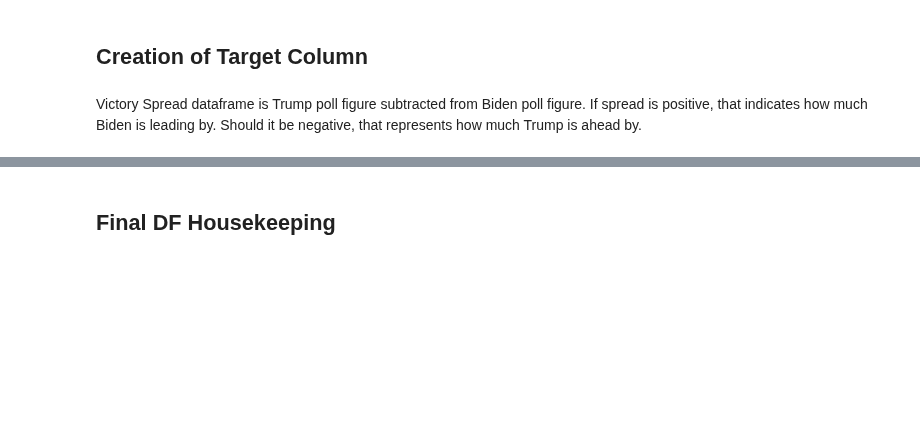
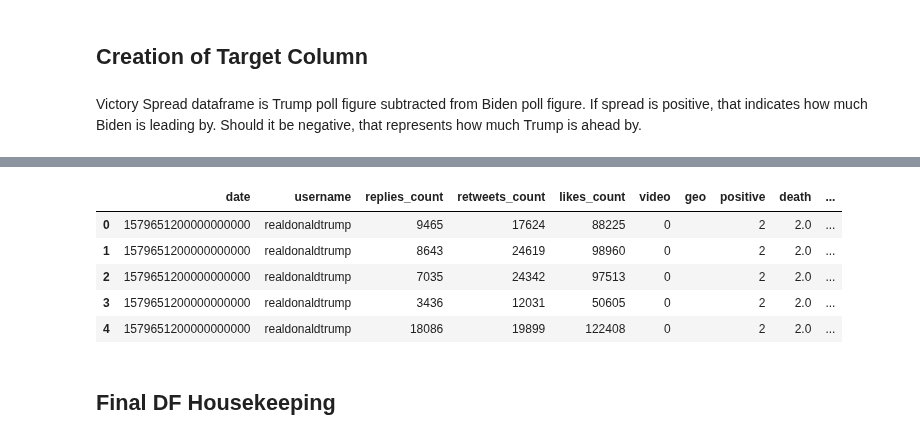
Before and after one commit to jdsmithwes/Capstone-Project, a Jupyter notebook: Dataset_creation_notebook.ipynb, the cells around one changed output, grey strips where cells are left out. Cells and saved outputs as stored; diff of their text form; code cells hidden in the pictures; blank space fills up the shorter version.

```diff
--- a/Dataset_creation_notebook.ipynb
+++ b/Dataset_creation_notebook.ipynb
@@ -223,7 +223,3 @@ Victory Spread dataframe is Trump poll figure subtracted from Biden poll figure.
 # %%
 # Calculating Victory Spread
 Master_Tweet_dataset['Spread'] = Master_Tweet_dataset['Biden (D)'] - Master_Tweet_dataset['Trump (R)']
-# %%
-#Creating Target Column
-
-Master_Tweet_dataset['Target'] = Master_Tweet_dataset['Spread']
@@ -249,0 +226,20 @@ dtype: int64
+# %%
+#Assiging topics to each tweet  -code inspired by stackabuse
+from sklearn.feature_extraction.text import CountVectorizer
+
+#Vectorizing docs
+count_vect = CountVectorizer(max_df=0.8, min_df=2, stop_words='english')
+doc_term_matrix = count_vect.fit_transform(clean_tweet)
+
+#fitting LDA Model
+from sklearn.decomposition import LatentDirichletAllocation
+
+LDA = LatentDirichletAllocation(n_components=10, random_state=42)
+LDA.fit(doc_term_matrix)
+
+#transforming to get topic numbers
+topic_values = LDA.transform(doc_term_matrix)
+topic_values.shape
+
+#creating column of Topics
+Master_Tweet_dataset['Topic'] = topic_values.argmax(axis=1)
@@ -250,3 +270,12 @@ dtype: int64
+# %%
+Master_Tweet_dataset.head()
+# %% [output]
+|  | date | username | replies_count | retweets_count | likes_count | video | geo | positive | death | ... |
+| 0 | 1579651200000000000 | realdonaldtrump | 9465 | 17624 | 88225 | 0 |  | 2 | 2.0 | ... |
+| 1 | 1579651200000000000 | realdonaldtrump | 8643 | 24619 | 98960 | 0 |  | 2 | 2.0 | ... |
+| 2 | 1579651200000000000 | realdonaldtrump | 7035 | 24342 | 97513 | 0 |  | 2 | 2.0 | ... |
+| 3 | 1579651200000000000 | realdonaldtrump | 3436 | 12031 | 50605 | 0 |  | 2 | 2.0 | ... |
+| 4 | 1579651200000000000 | realdonaldtrump | 18086 | 19899 | 122408 | 0 |  | 2 | 2.0 | ... |
 # %% [markdown]
 ## Final DF Housekeeping
 # %%
```
Also changed, not shown: parts of 7 cells of this notebook, 6 other files.
